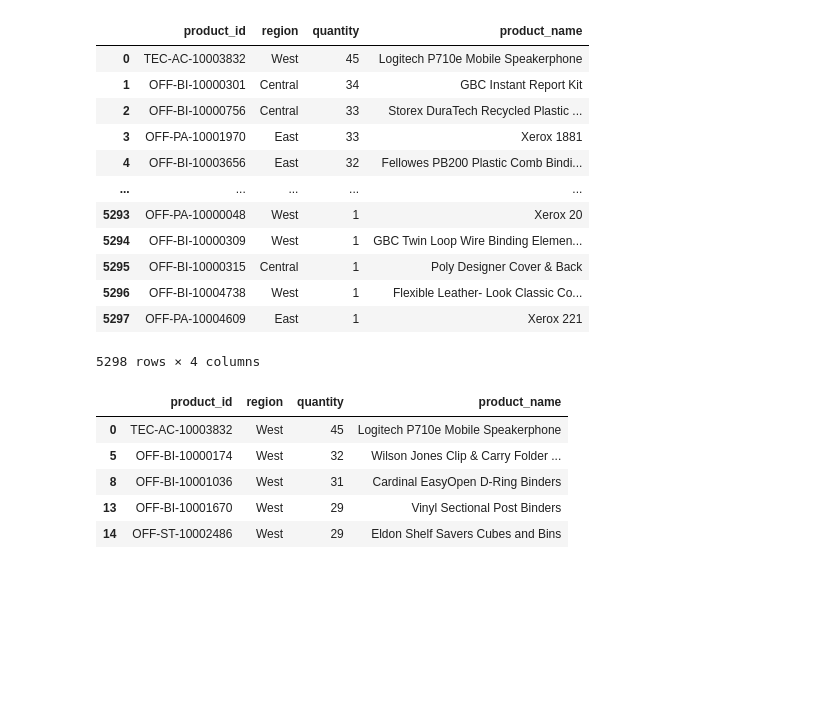
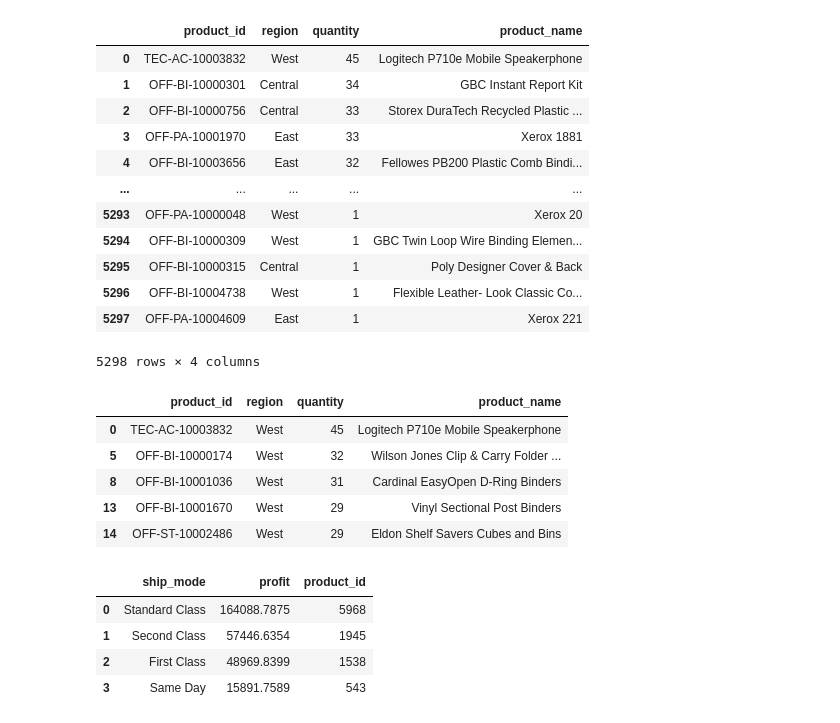
Before and after one commit to Dilcia19/superstore, a Jupyter notebook: notebooks/analysis_in_py.ipynb, the cells around one changed output. Drawn from its saved outputs; the diff is of its cells as text; code cells hidden in the pictures; blank space fills up the shorter version.

Commit message:
profit by shipping type

```diff
--- a/notebooks/analysis_in_py.ipynb
+++ b/notebooks/analysis_in_py.ipynb
@@ -156,3 +156,15 @@ popular_products_region[popular_products_region['region'] == 'West'].head(5)
 | 8 | OFF-BI-10001036 | West | 31 | Cardinal EasyOpen D-Ring Binders |
 | 13 | OFF-BI-10001670 | West | 29 | Vinyl Sectional Post Binders |
 | 14 | OFF-ST-10002486 | West | 29 | Eldon Shelf Savers Cubes and Bins |
+# %%
+# profits by shipping type
+
+high_profit_shipping = store_records[['product_id','ship_mode','profit']].groupby('ship_mode').agg({'profit':'sum', 'product_id':'count'}).sort_values(by='profit', ascending=False).reset_index()
+high_profit_shipping = high_profit_shipping.rename(columns={'order_id':'order_count'})
+high_profit_shipping
+# %% [output]
+|  | ship_mode | profit | product_id |
+| 0 | Standard Class | 164088.7875 | 5968 |
+| 1 | Second Class | 57446.6354 | 1945 |
+| 2 | First Class | 48969.8399 | 1538 |
+| 3 | Same Day | 15891.7589 | 543 |
```
Also changed, not shown: 1 other file.
